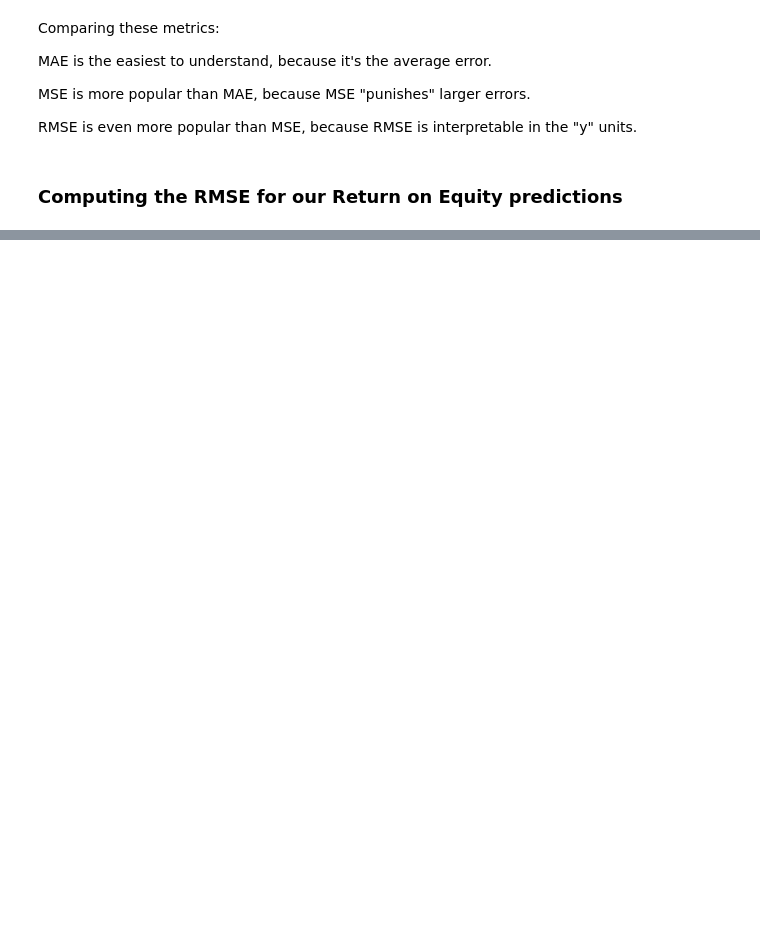
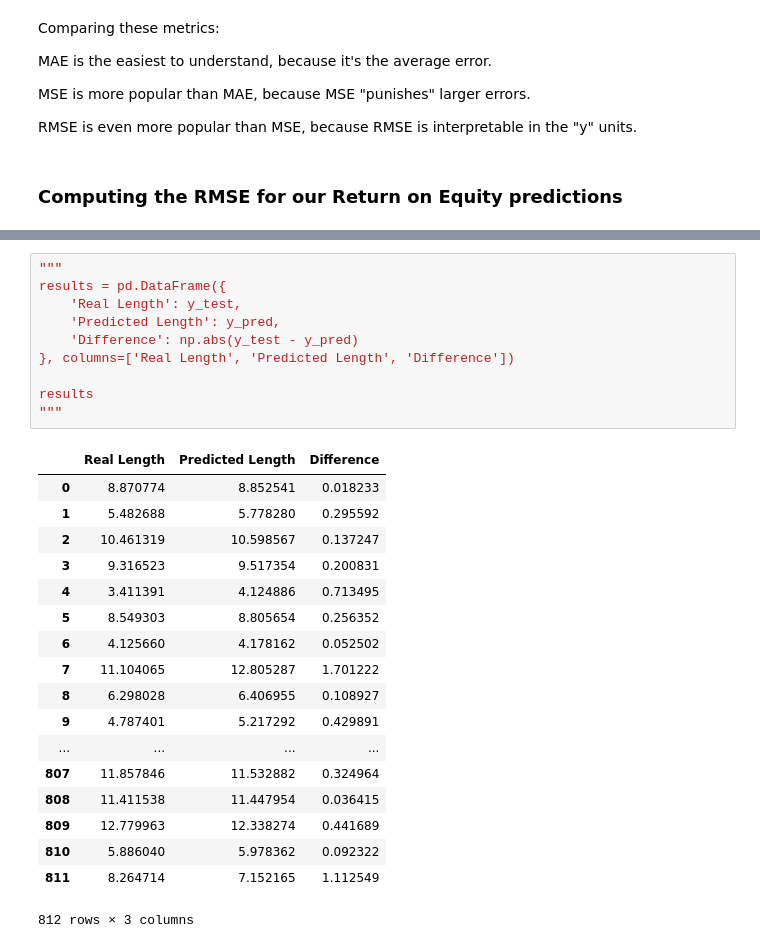
Before and after one commit to victorbizpetrol/ds-project, a Jupyter notebook: predictive_model_1_.ipynb, the cells around one changed output, grey strips where cells are left out. Cells and saved outputs as stored; diff of their text form; blank space fills up the shorter version.

```diff
--- a/predictive_model_1_.ipynb
+++ b/predictive_model_1_.ipynb
@@ -266,0 +330,29 @@ print(np.sqrt(metrics.mean_squared_error(y_test, y_pred)))
+# %%
+"""
+results = pd.DataFrame({
+    'Real Length': y_test,
+    'Predicted Length': y_pred,
+    'Difference': np.abs(y_test - y_pred)
+}, columns=['Real Length', 'Predicted Length', 'Difference'])
+
+results
+"""
+# %% [output]
+|  | Real Length | Predicted Length | Difference |
+| 0 | 8.870774 | 8.852541 | 0.018233 |
+| 1 | 5.482688 | 5.778280 | 0.295592 |
+| 2 | 10.461319 | 10.598567 | 0.137247 |
+| 3 | 9.316523 | 9.517354 | 0.200831 |
+| 4 | 3.411391 | 4.124886 | 0.713495 |
+| 5 | 8.549303 | 8.805654 | 0.256352 |
+| 6 | 4.125660 | 4.178162 | 0.052502 |
+| 7 | 11.104065 | 12.805287 | 1.701222 |
+| 8 | 6.298028 | 6.406955 | 0.108927 |
+| 9 | 4.787401 | 5.217292 | 0.429891 |
+| ... | ... | ... | ... |
+| 807 | 11.857846 | 11.532882 | 0.324964 |
+| 808 | 11.411538 | 11.447954 | 0.036415 |
+| 809 | 12.779963 | 12.338274 | 0.441689 |
+| 810 | 5.886040 | 5.978362 | 0.092322 |
+| 811 | 8.264714 | 7.152165 | 1.112549 |
+812 rows × 3 columns
```
Also changed, not shown: parts of 12 cells of this notebook, 3 other files.
